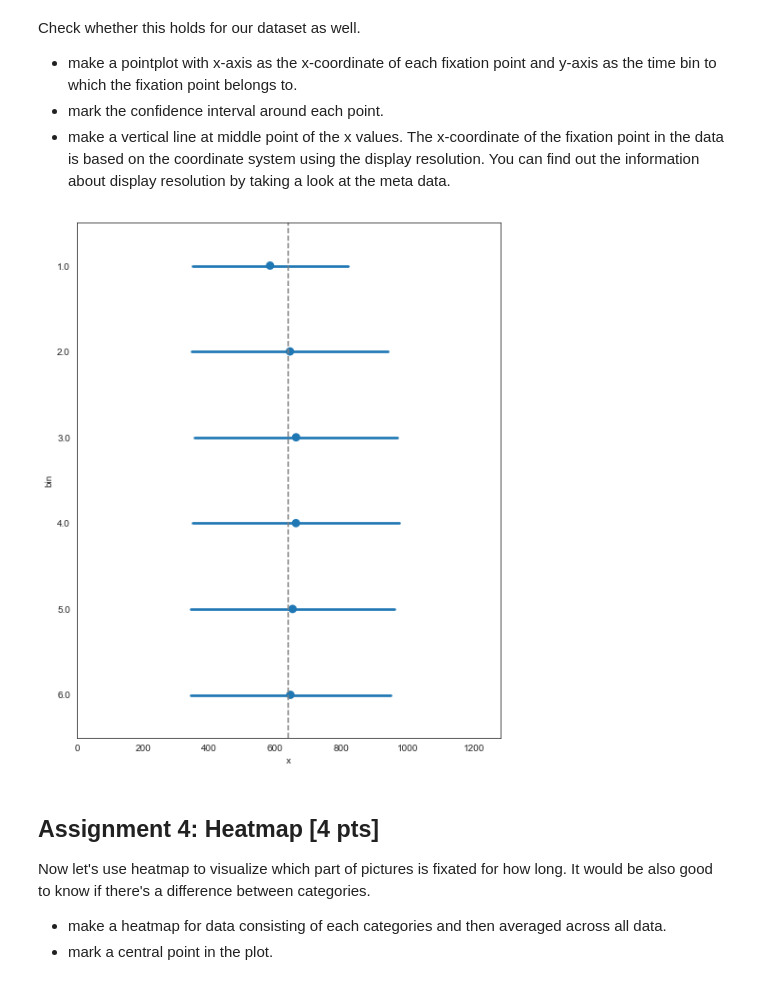
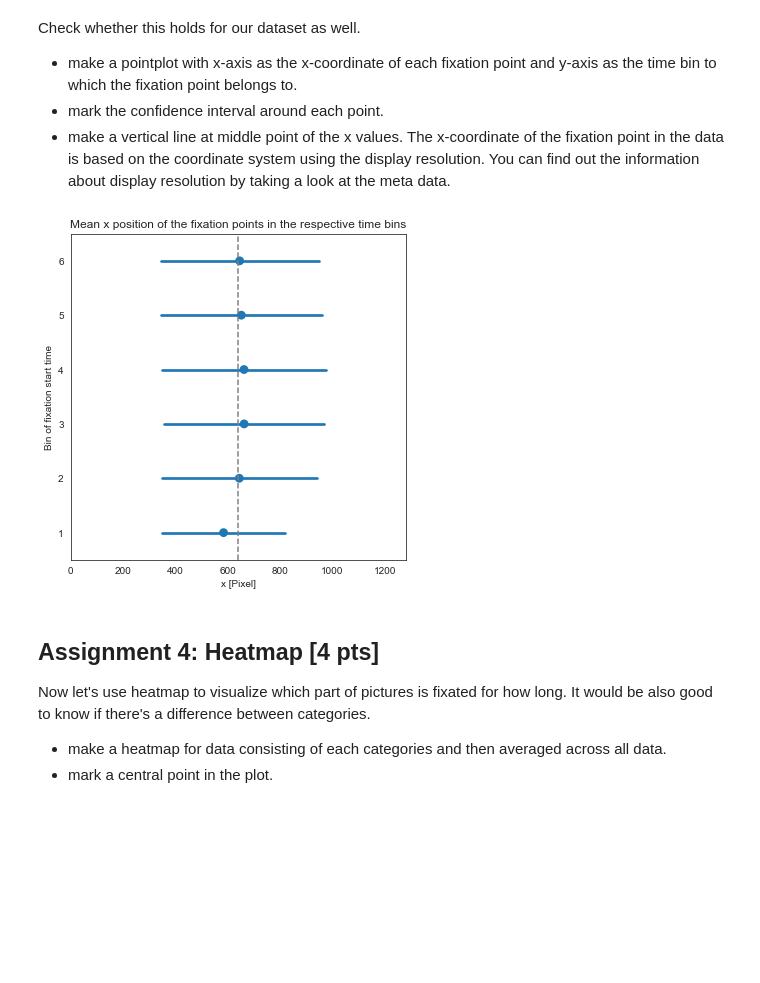
Before and after one commit to NBP-ACC/week-7-acc_01, a Jupyter notebook: Sheet05.ipynb, the cells around one changed output. Cells and saved outputs as stored; diff of their text form; code cells hidden in the pictures; blank space fills up the shorter version.

Commit message:
Added some comments and fixed some plots

```diff
--- a/Sheet05.ipynb
+++ b/Sheet05.ipynb
@@ -260,24 +278,27 @@ If you took Action & Cognition I, you have probably heard about the leftward bia
 # %%
 sns.set_style("white")
 # add the bin as a column
 df_clean['bin'] = df_clean['trial']
 for (i, b) in enumerate(bins[:6]):
     df_clean['bin'] = np.where((df_clean["start"] >= b) & (df_clean["start"] <= bins[i+1]), i+1, df_clean['bin'])
 # make this column a categorical column for plotting
 df_clean['bin'] = df_clean['bin'].astype('category')
 
 fig, axes = plt.subplots()
-fig.set_size_inches(8, 10)
+fig.set_size_inches(6, 6)
 
 # use standard deviation from the mean as confidence interval
-sns.pointplot(x ='x', y='bin', data=df_clean, join=False, ci="sd")
+sns.pointplot(x ='x', y='bin', data=df_clean, order=[6,5,4,3,2,1], join=False, ci="sd")
 
-# setting the x limits according to image size
+# setting the x limits according to image size and labeling axes
 plt.xlim((0,1280))
+plt.xlabel('x [Pixel]')
+plt.ylabel('Bin of fixation start time')
+plt.title('Mean x position of the fixation points in the respective time bins')
 # add vertical line at middle of x range
 plt.axvline(x=640, color='gray', linestyle='--');
 # %% [output]
-[figure, old version]
+[figure, new version]
 # %% [markdown]
 ## Assignment 4: Heatmap [4 pts]
 Now let's use heatmap to visualize which part of pictures is fixated for how long. It would be also good to know if there's a difference between categories.
```
Also changed, not shown: parts of 11 cells of this notebook.
